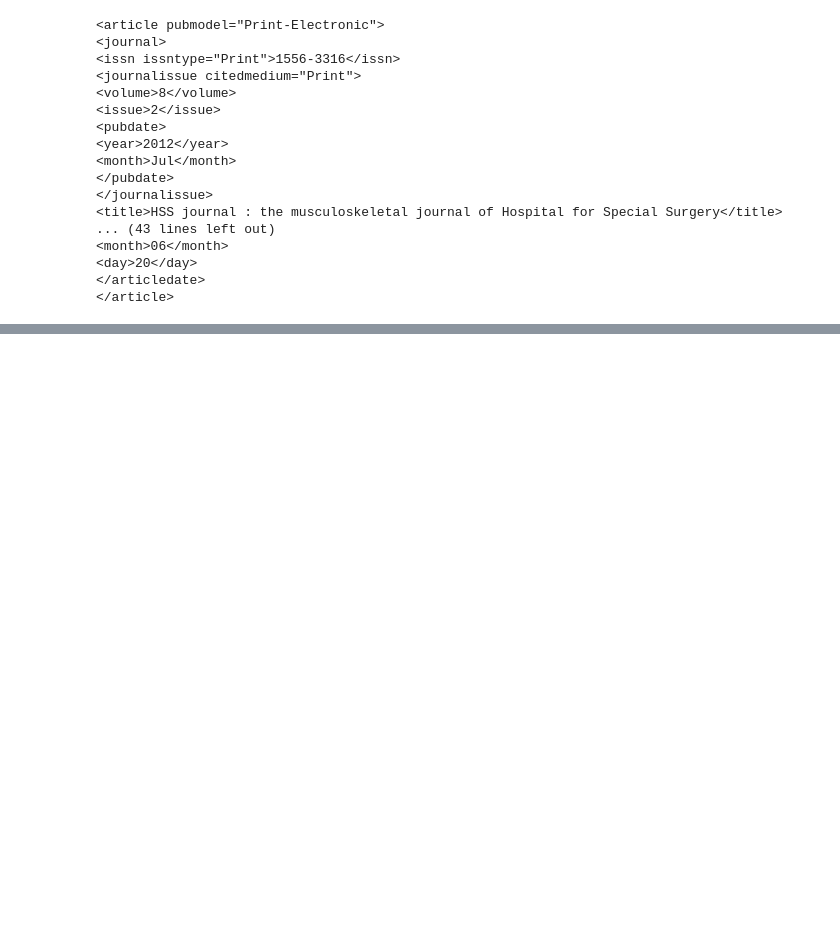
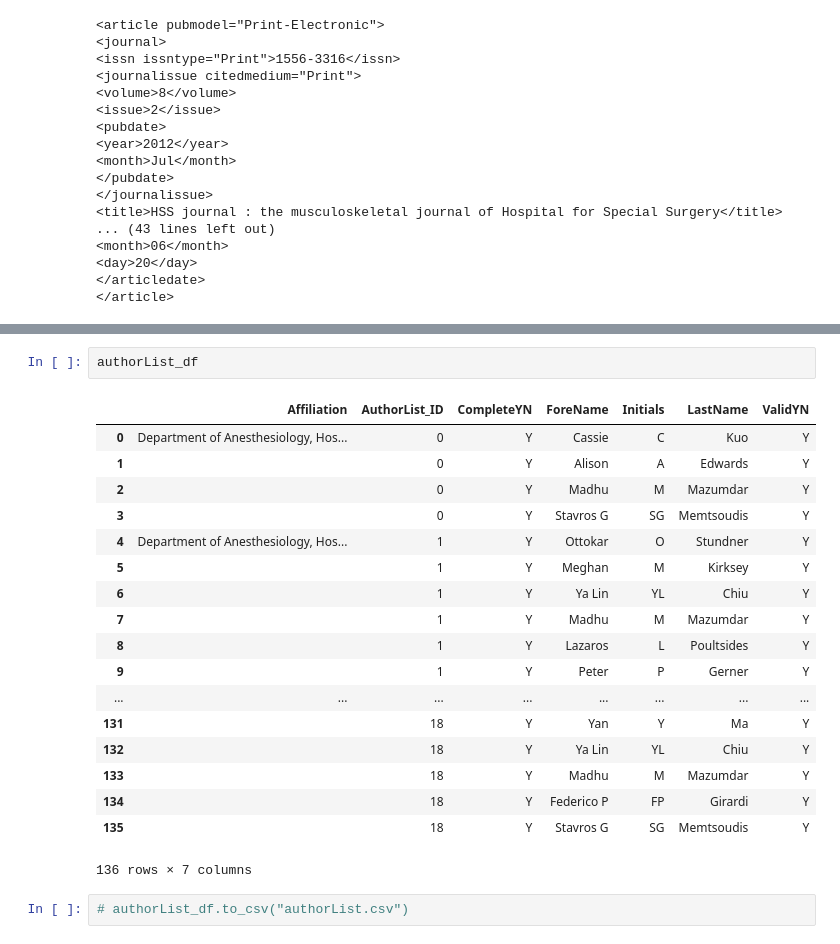
Before and after one commit to tobyatgithub/CS5200_Practicum2, a Jupyter notebook: XML_Explore.ipynb, the cells around one changed output, grey strips where cells are left out. Cells and saved outputs as stored; diff of their text form; blank space fills up the shorter version.

```diff
--- a/XML_Explore.ipynb
+++ b/XML_Explore.ipynb
@@ -132,0 +365,23 @@ def extractArticleInfo(PubmedArticle):
+# %%
+authorList_df
+# %% [output]
+|  | Affiliation | AuthorList_ID | CompleteYN | ForeName | Initials | LastName | ValidYN |
+| 0 | Department of Anesthesiology, Hos... | 0 | Y | Cassie | C | Kuo | Y |
+| 1 |  | 0 | Y | Alison | A | Edwards | Y |
+| 2 |  | 0 | Y | Madhu | M | Mazumdar | Y |
+| 3 |  | 0 | Y | Stavros G | SG | Memtsoudis | Y |
+| 4 | Department of Anesthesiology, Hos... | 1 | Y | Ottokar | O | Stundner | Y |
+| 5 |  | 1 | Y | Meghan | M | Kirksey | Y |
+| 6 |  | 1 | Y | Ya Lin | YL | Chiu | Y |
+| 7 |  | 1 | Y | Madhu | M | Mazumdar | Y |
+| 8 |  | 1 | Y | Lazaros | L | Poultsides | Y |
+| 9 |  | 1 | Y | Peter | P | Gerner | Y |
+| ... | ... | ... | ... | ... | ... | ... | ... |
+| 131 |  | 18 | Y | Yan | Y | Ma | Y |
+| 132 |  | 18 | Y | Ya Lin | YL | Chiu | Y |
+| 133 |  | 18 | Y | Madhu | M | Mazumdar | Y |
+| 134 |  | 18 | Y | Federico P | FP | Girardi | Y |
+| 135 |  | 18 | Y | Stavros G | SG | Memtsoudis | Y |
+136 rows × 7 columns
+# %%
+# authorList_df.to_csv("authorList.csv")
```
Also changed, not shown: parts of 23 cells of this notebook, 5 other files.
